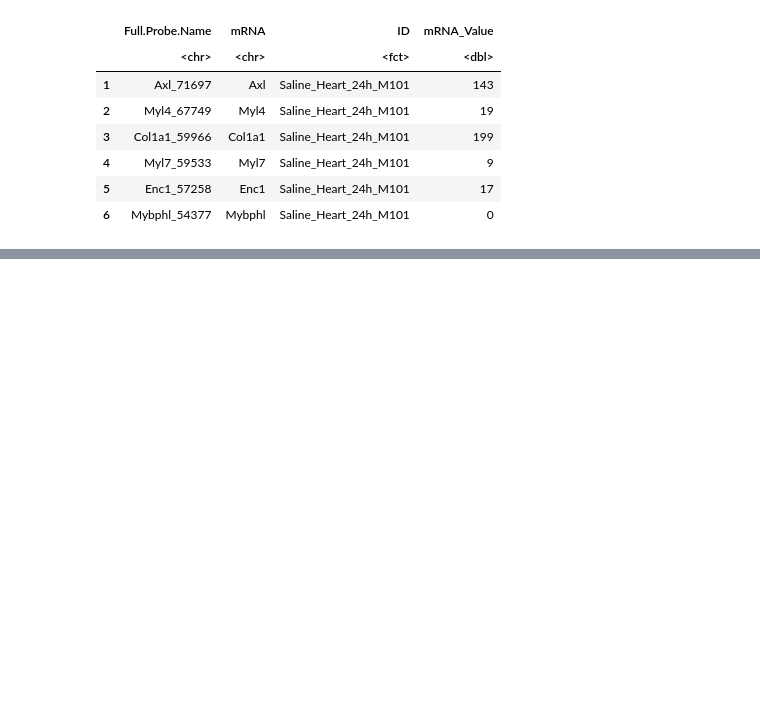
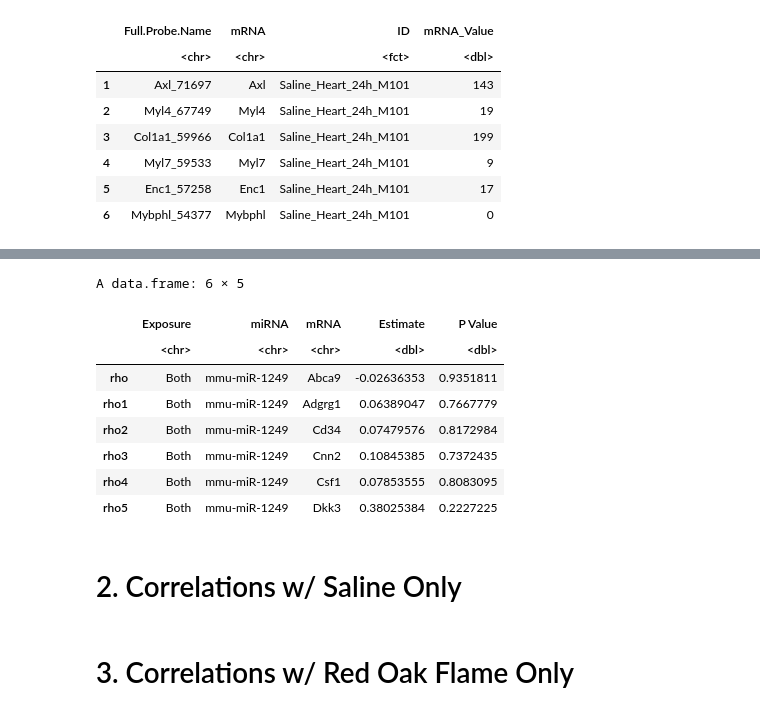
Before and after one commit to UNC-CEMALB/P1005_Miscellaneous-Analyses, a Jupyter notebook: 1. Wildfire Mouse EVs/Correlation Analysis.ipynb, the cells around one changed output, grey strips where cells are left out. Saved outputs shown, nothing was run; the diff lists cells and outputs as text; code cells hidden in the pictures; blank space fills up the shorter version.

```diff
--- a/1. Wildfire Mouse EVs/Correlation Analysis.ipynb
+++ b/1. Wildfire Mouse EVs/Correlation Analysis.ipynb
@@ -139,0 +158,27 @@ A data.frame: 13884 × 4
+# %%
+saline_df = combined_df %>%
+    filter(Exposure == "Saline")
+red_oak_df = combined_df %>%
+    filter(Exposure == "RedOakFlame")
+
+# getting a df for unique combinations to iterate through
+unique_molecules = combined_df %>%
+    select(miRNA, mRNA) %>%
+    unique()
+
+both_correlation_df = data.frame()
+for (i in 1:length(unique_molecules$miRNA)){
+    exposure_df = combined_df %>%
+        filter(miRNA == unique_molecules$miRNA[i] & mRNA == unique_molecules$mRNA[i])
+
+    spearman_test = cor.test(exposure_df$miRNA_Value, exposure_df$mRNA_Value, method = c('spearman'))
+
+    #remembering values of interest
+    values_df = data.frame("Both", unique_molecules$miRNA[i], unique_molecules$mRNA[i], spearman_test$estimate, spearman_test$p.value)
+    both_correlation_df = rbind(both_correlation_df, values_df)
+}
+
+# dropping duplicate rows
+both_correlation_df = both_correlation_df %>%
+    unique()
+colnames(both_correlation_df) = c("Exposure", "miRNA", "mRNA", "Estimate", "P Value")
@@ -139,0 +203,16 @@ A data.frame: 13884 × 4
+# %%
+head(both_correlation_df)
+# %% [output]
+A data.frame: 6 × 5
+|  | Exposure | miRNA | mRNA | Estimate | P Value |
+|  | <chr> | <chr> | <chr> | <dbl> | <dbl> |
+| rho | Both | mmu-miR-1249 | Abca9 | -0.02636353 | 0.9351811 |
+| rho1 | Both | mmu-miR-1249 | Adgrg1 | 0.06389047 | 0.7667779 |
+| rho2 | Both | mmu-miR-1249 | Cd34 | 0.07479576 | 0.8172984 |
+| rho3 | Both | mmu-miR-1249 | Cnn2 | 0.10845385 | 0.7372435 |
+| rho4 | Both | mmu-miR-1249 | Csf1 | 0.07853555 | 0.8083095 |
+| rho5 | Both | mmu-miR-1249 | Dkk3 | 0.38025384 | 0.2227225 |
+# %% [markdown]
+# 2. Correlations w/ Saline Only
+# %% [markdown]
+# 3. Correlations w/ Red Oak Flame Only
```
Also changed, not shown: parts of 5 cells of this notebook.
